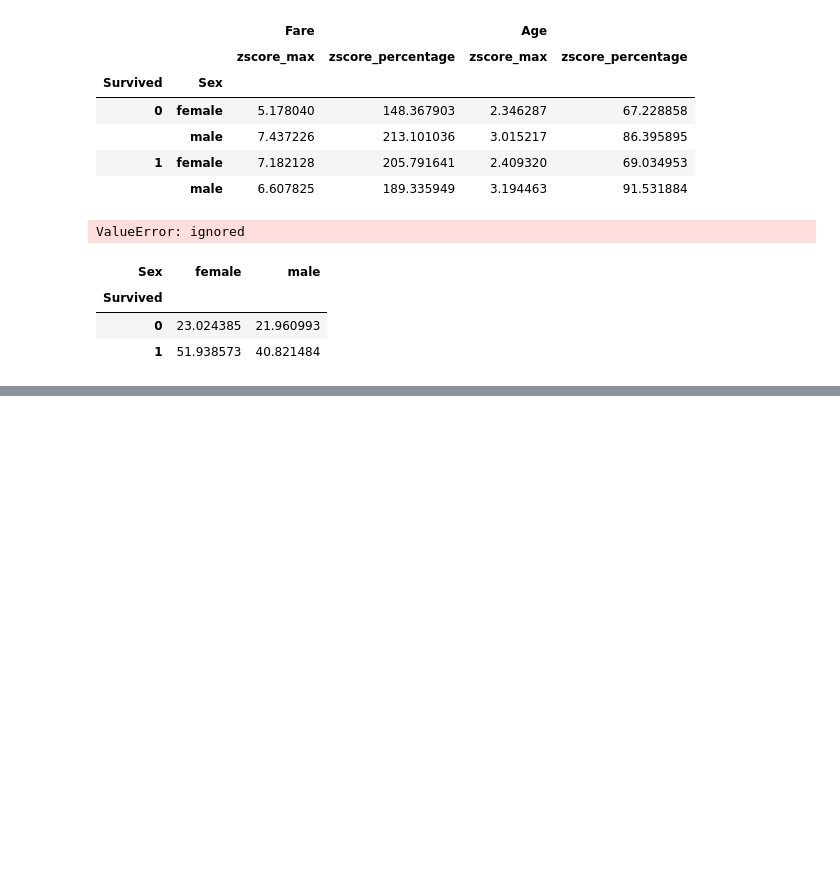
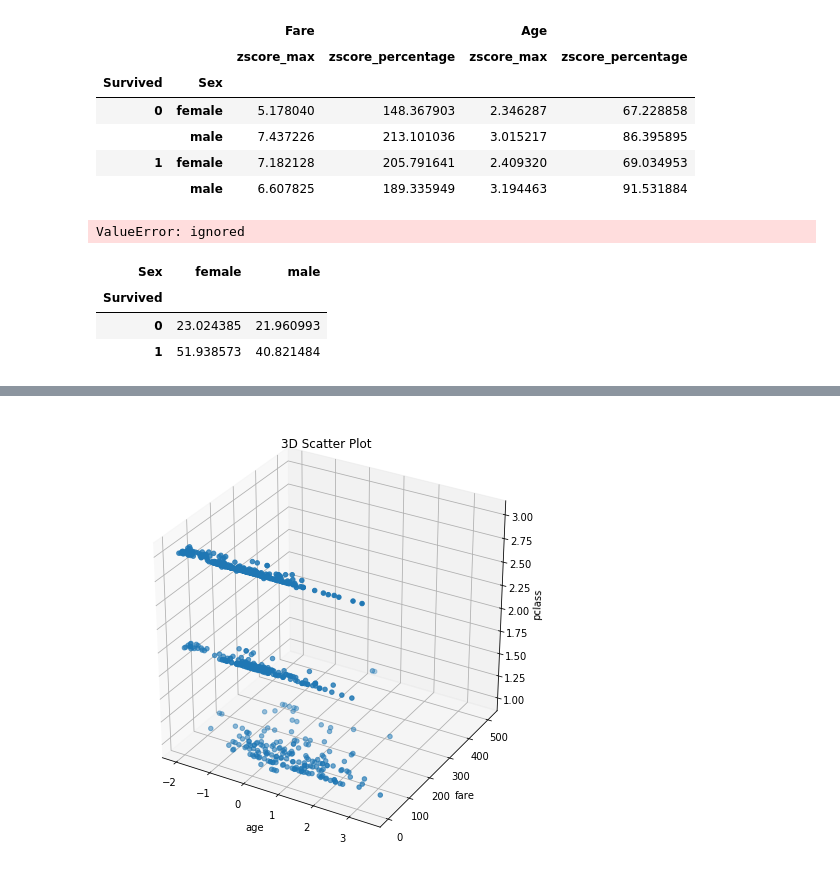
Before and after one commit to shoulhafiz/python_data_science, a Jupyter notebook: refreshing_pandas.ipynb, the cells around one changed output, grey strips where cells are left out. Saved outputs shown, nothing was run; the diff lists cells and outputs as text; code cells hidden in the pictures; blank space fills up the shorter version.

```diff
--- a/refreshing_pandas.ipynb
+++ b/refreshing_pandas.ipynb
@@ -286,0 +339,20 @@ df.pivot_table(index = 'Survived', columns = ['Sex', 'Pclass'],
+# %%
+from mpl_toolkits.mplot3d import Axes3D
+import numpy as np
+from matplotlib import pyplot as plt
+import pandas as pd
+
+fig = plt.figure(figsize=(8,8))
+ax = fig.add_subplot(111, projection='3d')
+
+ax.scatter(df['Age'], df['Fare'], df['Pclass'])
+
+ax.set_xlabel('age')
+ax.set_ylabel('fare')
+ax.set_zlabel('pclass')
+
+plt.title('3D Scatter Plot')
+
+plt.show()
+# %% [output]
+[figure, added]
```
Also changed, not shown: parts of 5 cells of this notebook.
